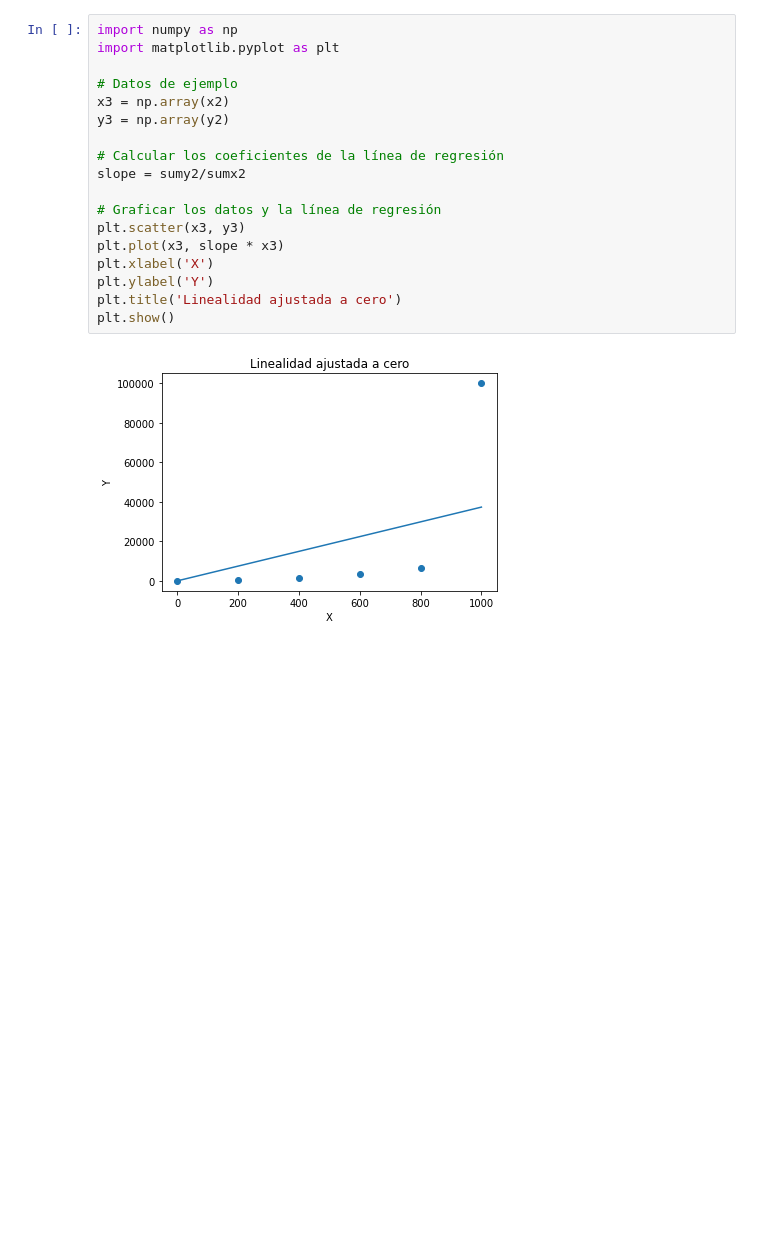
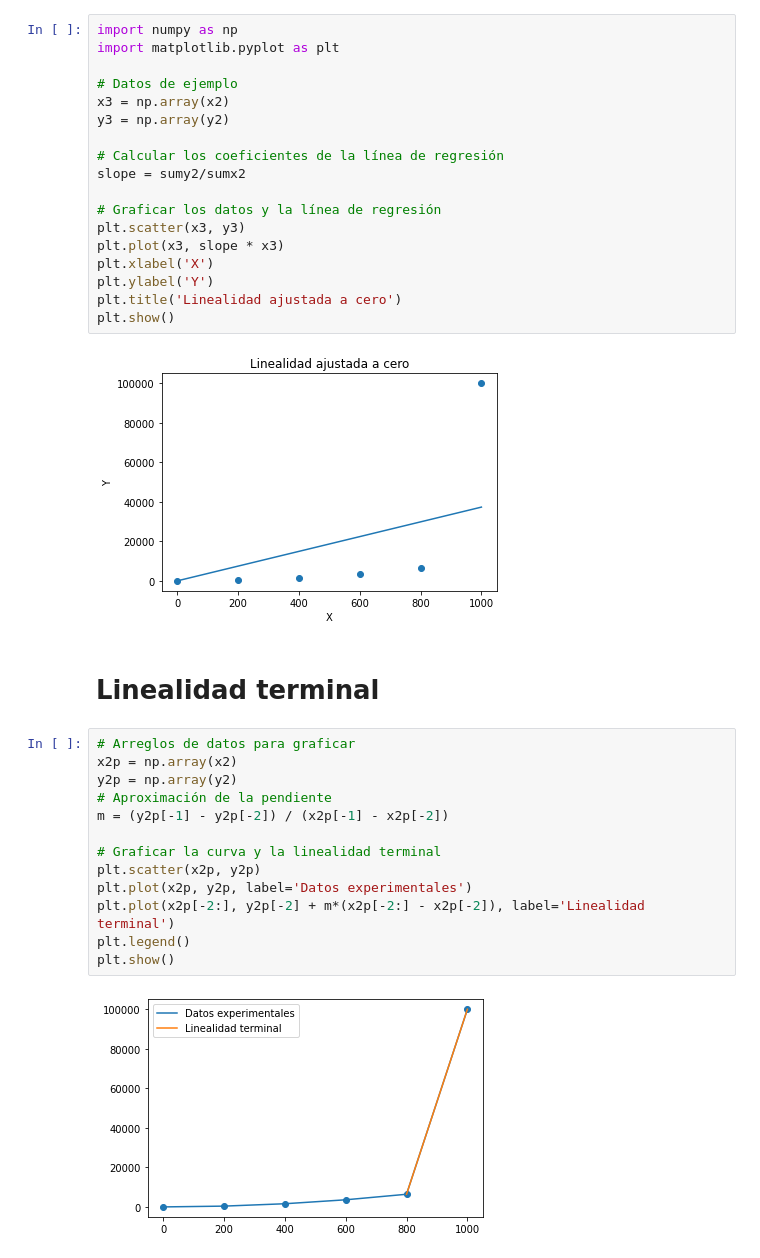
Before and after one commit to Ricardo-Gomez-4-113/Control-inteligente, a Jupyter notebook: Examen_U1_Control_Inteligente.ipynb, the cells around one changed output. Saved outputs shown, nothing was run; the diff lists cells and outputs as text; blank space fills up the shorter version.

```diff
--- a/Examen_U1_Control_Inteligente.ipynb
+++ b/Examen_U1_Control_Inteligente.ipynb
@@ -406,3 +406,20 @@ plt.title('Linealidad ajustada a cero')
 plt.show()
 # %% [output]
 [figure]
+# %% [markdown]
+# Linealidad terminal
+# %%
+# Arreglos de datos para graficar
+x2p = np.array(x2)
+y2p = np.array(y2)
+# Aproximación de la pendiente
+m = (y2p[-1] - y2p[-2]) / (x2p[-1] - x2p[-2])
+
+# Graficar la curva y la linealidad terminal
+plt.scatter(x2p, y2p)
+plt.plot(x2p, y2p, label='Datos experimentales')
+plt.plot(x2p[-2:], y2p[-2] + m*(x2p[-2:] - x2p[-2]), label='Linealidad terminal')
+plt.legend()
+plt.show()
+# %% [output]
+[figure, added]
```
Also changed, not shown: parts of 28 cells of this notebook.
